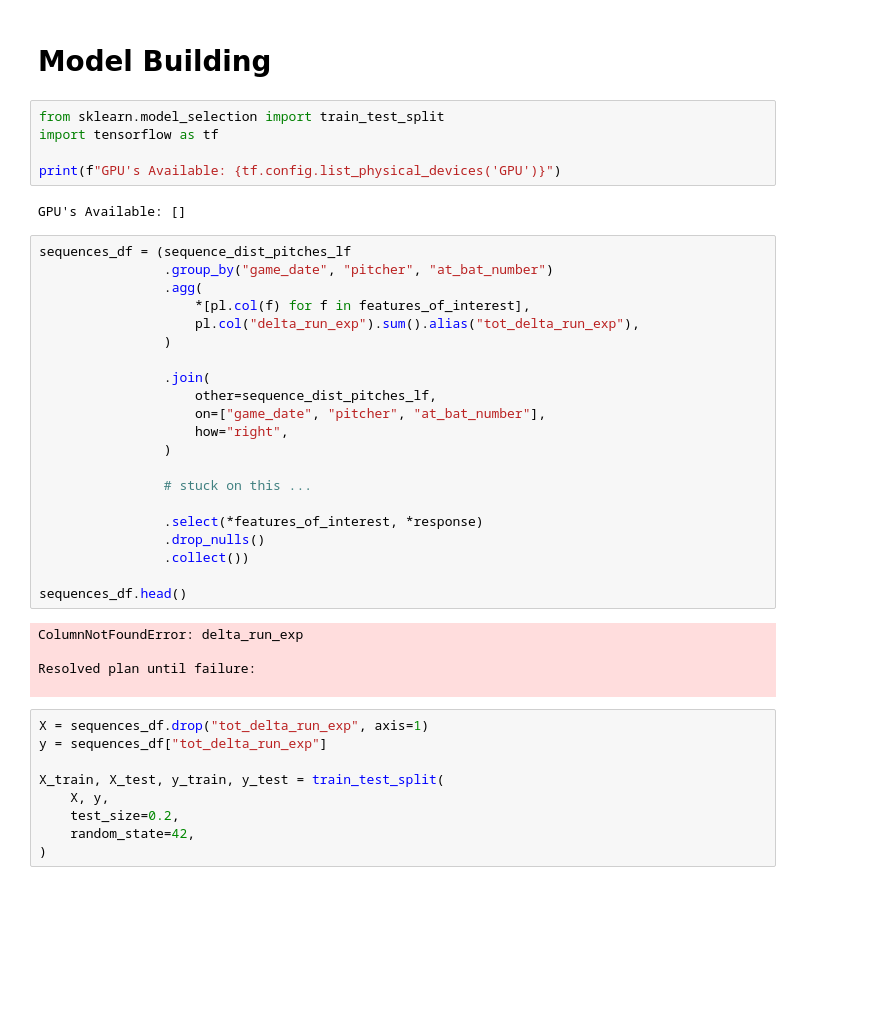
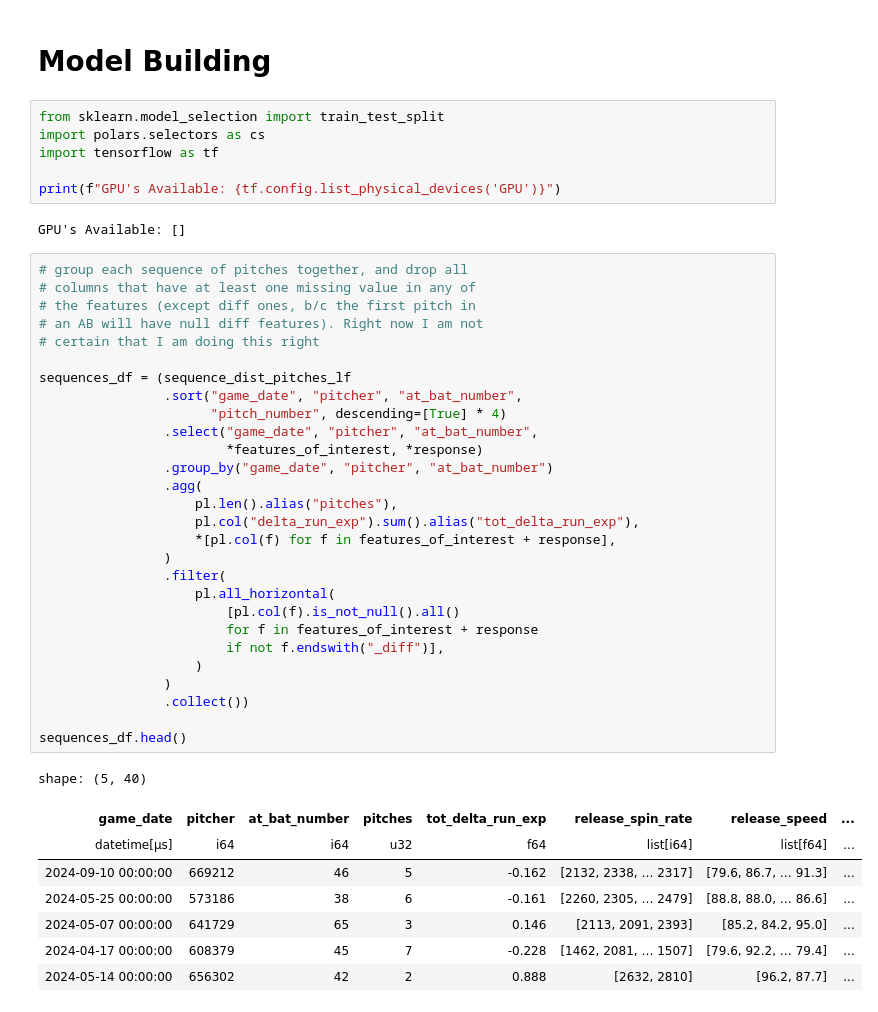
Before and after one commit to Jensen-holm/Sequence-Plus, a Jupyter notebook: notebooks/sequence+.ipynb, the cells around one changed output. Drawn from its saved outputs; the diff is of its cells as text; blank space fills up the shorter version.

Commit message:
grouping dataset into sequences of data

```diff
--- a/notebooks/sequence+.ipynb
+++ b/notebooks/sequence+.ipynb
@@ -759,43 +759,46 @@ Since I am going to try to build an LSTM, which is more of a black box model, I
 # Model Building
 # %%
 from sklearn.model_selection import train_test_split
+import polars.selectors as cs
 import tensorflow as tf
 
 print(f"GPU's Available: {tf.config.list_physical_devices('GPU')}")
 # %% [output]
 GPU's Available: []
-# %%
-sequences_df = (sequence_dist_pitches_lf
-                .group_by("game_date", "pitcher", "at_bat_number")
-                .agg(
-                    *[pl.col(f) for f in features_of_interest],
-                    pl.col("delta_run_exp").sum().alias("tot_delta_run_exp"),
-                )
-
-                .join(
-                    other=sequence_dist_pitches_lf,
-                    on=["game_date", "pitcher", "at_bat_number"],
-                    how="right",
-                )
-
-                # stuck on this ...
-
-                .select(*features_of_interest, *response)
-                .drop_nulls()
-                .collect())
-
-sequences_df.head()
-# %% [output]
-ColumnNotFoundError: delta_run_exp
-
-Resolved plan until failure:
-
-# %%
-X = sequences_df.drop("tot_delta_run_exp", axis=1)
-y = sequences_df["tot_delta_run_exp"]
-
-X_train, X_test, y_train, y_test = train_test_split(
-    X, y,
-    test_size=0.2,
-    random_state=42,
-)
+# %%
+# group each sequence of pitches together, and drop all
+# columns that have at least one missing value in any of
+# the features (except diff ones, b/c the first pitch in
+# an AB will have null diff features). Right now I am not
+# certain that I am doing this right
+
+sequences_df = (sequence_dist_pitches_lf
+                .sort("game_date", "pitcher", "at_bat_number",
+                      "pitch_number", descending=[True] * 4)
+                .select("game_date", "pitcher", "at_bat_number",
+                        *features_of_interest, *response)
+                .group_by("game_date", "pitcher", "at_bat_number")
+                .agg(
+                    pl.len().alias("pitches"),
+                    pl.col("delta_run_exp").sum().alias("tot_delta_run_exp"),
+                    *[pl.col(f) for f in features_of_interest + response],
+                )
+                .filter(
+                    pl.all_horizontal(
+                        [pl.col(f).is_not_null().all()
+                        for f in features_of_interest + response
+                        if not f.endswith("_diff")],
+                    )
+                )
+                .collect())
+
+sequences_df.head()
+# %% [output]
+shape: (5, 40)
+| game_date | pitcher | at_bat_number | pitches | tot_delta_run_exp | release_spin_rate | release_speed | ... |
+| datetime[μs] | i64 | i64 | u32 | f64 | list[i64] | list[f64] | ... |
+| 2024-09-10 00:00:00 | 669212 | 46 | 5 | -0.162 | [2132, 2338, … 2317] | [79.6, 86.7, … 91.3] | ... |
+| 2024-05-25 00:00:00 | 573186 | 38 | 6 | -0.161 | [2260, 2305, … 2479] | [88.8, 88.0, … 86.6] | ... |
+| 2024-05-07 00:00:00 | 641729 | 65 | 3 | 0.146 | [2113, 2091, 2393] | [85.2, 84.2, 95.0] | ... |
+| 2024-04-17 00:00:00 | 608379 | 45 | 7 | -0.228 | [1462, 2081, … 1507] | [79.6, 92.2, … 79.4] | ... |
+| 2024-05-14 00:00:00 | 656302 | 42 | 2 | 0.888 | [2632, 2810] | [96.2, 87.7] | ... |
```
Also changed, not shown: parts of 5 cells of this notebook.
